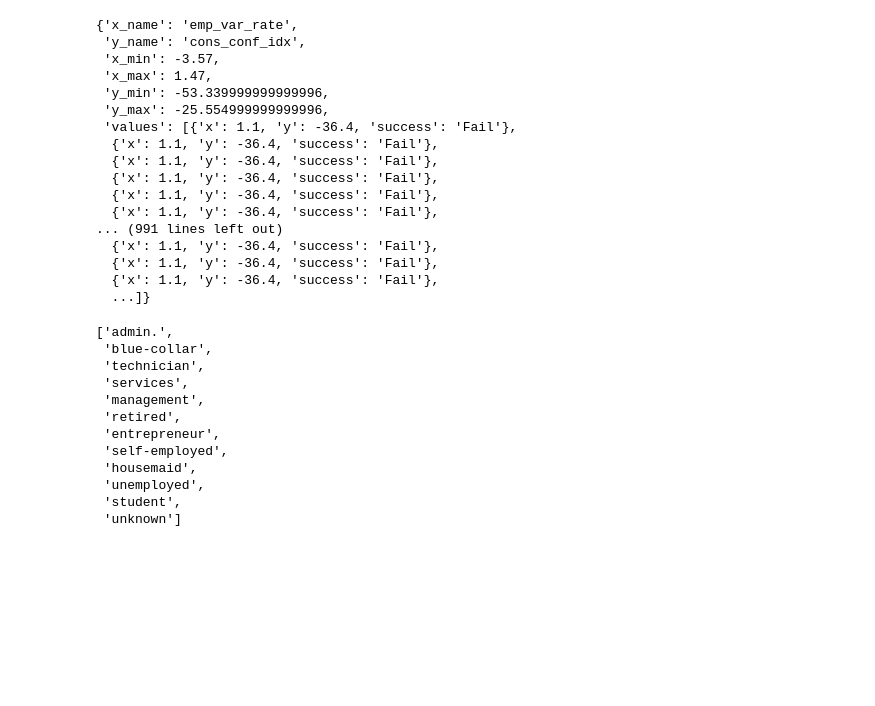
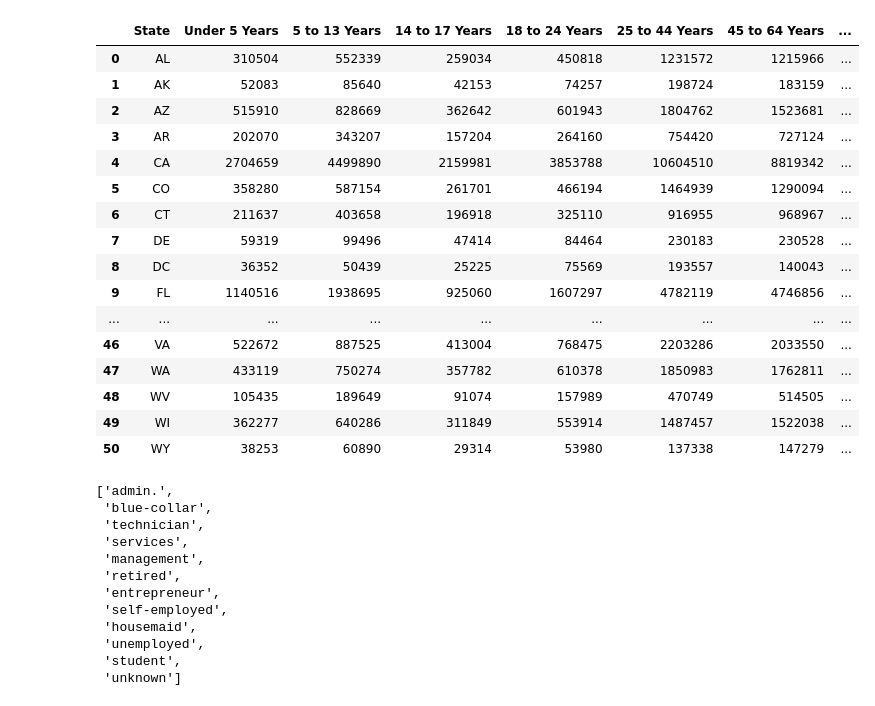
Before and after one commit to royhzq/bank-marketing, a Jupyter notebook: bankmarketing/notebooks/Workings.ipynb, the cells around one changed output. Cells and saved outputs as stored; diff of their text form; code cells hidden in the pictures; blank space fills up the shorter version.

```diff
--- a/bankmarketing/notebooks/Workings.ipynb
+++ b/bankmarketing/notebooks/Workings.ipynb
@@ -11,20 +8,0 @@ r = requests.post('http://127.0.0.1:8000/api/get_pair_values', data=data)
-# %%
-r.json()
-# %% [output]
-{'x_name': 'emp_var_rate',
- 'y_name': 'cons_conf_idx',
- 'x_min': -3.57,
- 'x_max': 1.47,
- 'y_min': -53.339999999999996,
- 'y_max': -25.554999999999996,
- 'values': [{'x': 1.1, 'y': -36.4, 'success': 'Fail'},
-  {'x': 1.1, 'y': -36.4, 'success': 'Fail'},
-  {'x': 1.1, 'y': -36.4, 'success': 'Fail'},
-  {'x': 1.1, 'y': -36.4, 'success': 'Fail'},
-  {'x': 1.1, 'y': -36.4, 'success': 'Fail'},
-  {'x': 1.1, 'y': -36.4, 'success': 'Fail'},
-... (991 lines left out)
-  {'x': 1.1, 'y': -36.4, 'success': 'Fail'},
-  {'x': 1.1, 'y': -36.4, 'success': 'Fail'},
-  {'x': 1.1, 'y': -36.4, 'success': 'Fail'},
-  ...]}
@@ -31,3 +11,25 @@ r.json()
+# %%
+df = pd.read_csv("https://statsroyhung.s3-ap-southeast-1.amazonaws.com/age-group.csv")
+# %%
+df
+# %% [output]
+|  | State | Under 5 Years | 5 to 13 Years | 14 to 17 Years | 18 to 24 Years | 25 to 44 Years | 45 to 64 Years | ... |
+| 0 | AL | 310504 | 552339 | 259034 | 450818 | 1231572 | 1215966 | ... |
+| 1 | AK | 52083 | 85640 | 42153 | 74257 | 198724 | 183159 | ... |
+| 2 | AZ | 515910 | 828669 | 362642 | 601943 | 1804762 | 1523681 | ... |
+| 3 | AR | 202070 | 343207 | 157204 | 264160 | 754420 | 727124 | ... |
+| 4 | CA | 2704659 | 4499890 | 2159981 | 3853788 | 10604510 | 8819342 | ... |
+| 5 | CO | 358280 | 587154 | 261701 | 466194 | 1464939 | 1290094 | ... |
+| 6 | CT | 211637 | 403658 | 196918 | 325110 | 916955 | 968967 | ... |
+| 7 | DE | 59319 | 99496 | 47414 | 84464 | 230183 | 230528 | ... |
+| 8 | DC | 36352 | 50439 | 25225 | 75569 | 193557 | 140043 | ... |
+| 9 | FL | 1140516 | 1938695 | 925060 | 1607297 | 4782119 | 4746856 | ... |
+| ... | ... | ... | ... | ... | ... | ... | ... | ... |
+| 46 | VA | 522672 | 887525 | 413004 | 768475 | 2203286 | 2033550 | ... |
+| 47 | WA | 433119 | 750274 | 357782 | 610378 | 1850983 | 1762811 | ... |
+| 48 | WV | 105435 | 189649 | 91074 | 157989 | 470749 | 514505 | ... |
+| 49 | WI | 362277 | 640286 | 311849 | 553914 | 1487457 | 1522038 | ... |
+| 50 | WY | 38253 | 60890 | 29314 | 53980 | 137338 | 147279 | ... |
 # %%
 DATAFRAME = pd.read_csv('../data/bank-additional-full.csv', delimiter=';')
 # %%
```
Also changed, not shown: parts of 2 cells of this notebook, 9 other files.
